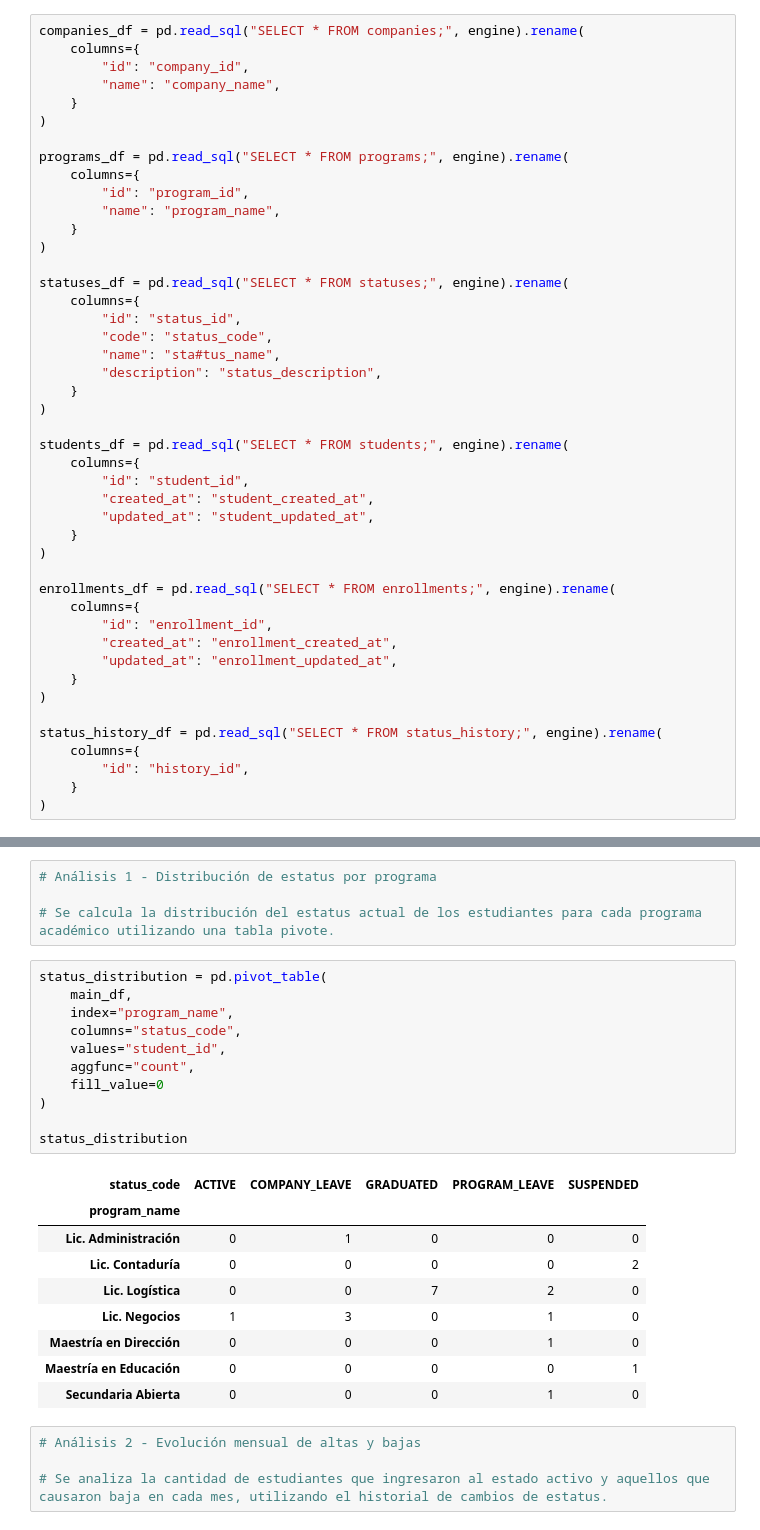
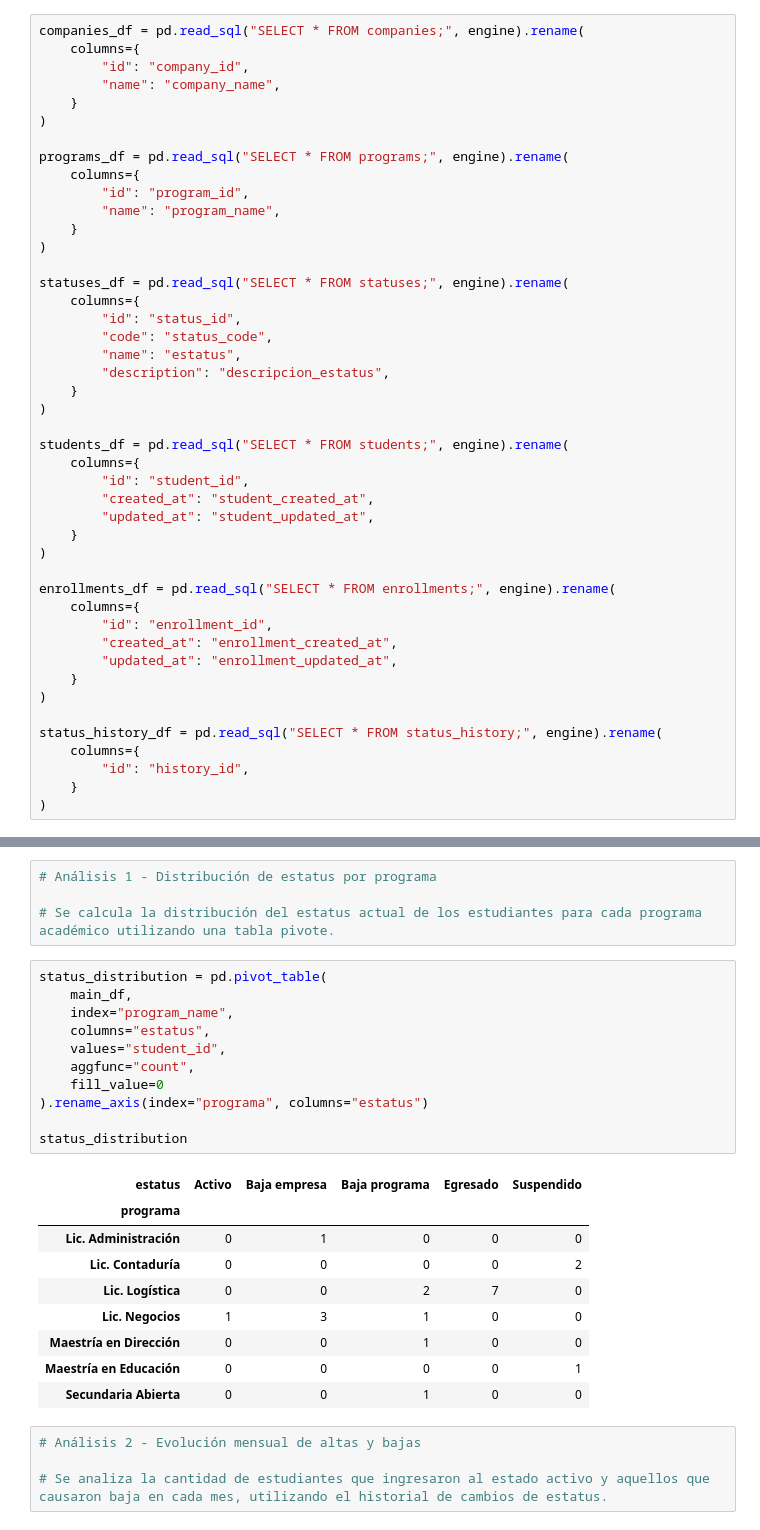
Before and after one commit to JavissNeg/ag-challenge, a Jupyter notebook: data-analysis/analysis.ipynb, the cells around one changed output, grey strips where cells are left out. Drawn from its saved outputs; the diff is of its cells as text.

```diff
--- a/data-analysis/analysis.ipynb
+++ b/data-analysis/analysis.ipynb
@@ -62,8 +62,8 @@ statuses_df = pd.read_sql("SELECT * FROM statuses;", engine).rename(
     columns={
         "id": "status_id",
         "code": "status_code",
-        "name": "sta#tus_name",
-        "description": "status_description",
+        "name": "estatus",
+        "description": "descripcion_estatus",
     }
 )
 
@@ -177,24 +235,24 @@ main_df[
 # %%
 status_distribution = pd.pivot_table(
     main_df,
     index="program_name",
-    columns="status_code",
+    columns="estatus",
     values="student_id",
     aggfunc="count",
     fill_value=0
-)
+).rename_axis(index="programa", columns="estatus")
 
 status_distribution
 # %% [output]
-| status_code | ACTIVE | COMPANY_LEAVE | GRADUATED | PROGRAM_LEAVE | SUSPENDED |
-| program_name |  |  |  |  |  |
+| estatus | Activo | Baja empresa | Baja programa | Egresado | Suspendido |
+| programa |  |  |  |  |  |
 | Lic. Administración | 0 | 1 | 0 | 0 | 0 |
 | Lic. Contaduría | 0 | 0 | 0 | 0 | 2 |
-| Lic. Logística | 0 | 0 | 7 | 2 | 0 |
-| Lic. Negocios | 1 | 3 | 0 | 1 | 0 |
-| Maestría en Dirección | 0 | 0 | 0 | 1 | 0 |
+| Lic. Logística | 0 | 0 | 2 | 7 | 0 |
+| Lic. Negocios | 1 | 3 | 1 | 0 | 0 |
+| Maestría en Dirección | 0 | 0 | 1 | 0 | 0 |
 | Maestría en Educación | 0 | 0 | 0 | 0 | 1 |
-| Secundaria Abierta | 0 | 0 | 0 | 1 | 0 |
+| Secundaria Abierta | 0 | 0 | 1 | 0 | 0 |
 # %%
 # Análisis 2 - Evolución mensual de altas y bajas
 
```
Also changed, not shown: parts of 7 cells of this notebook.
